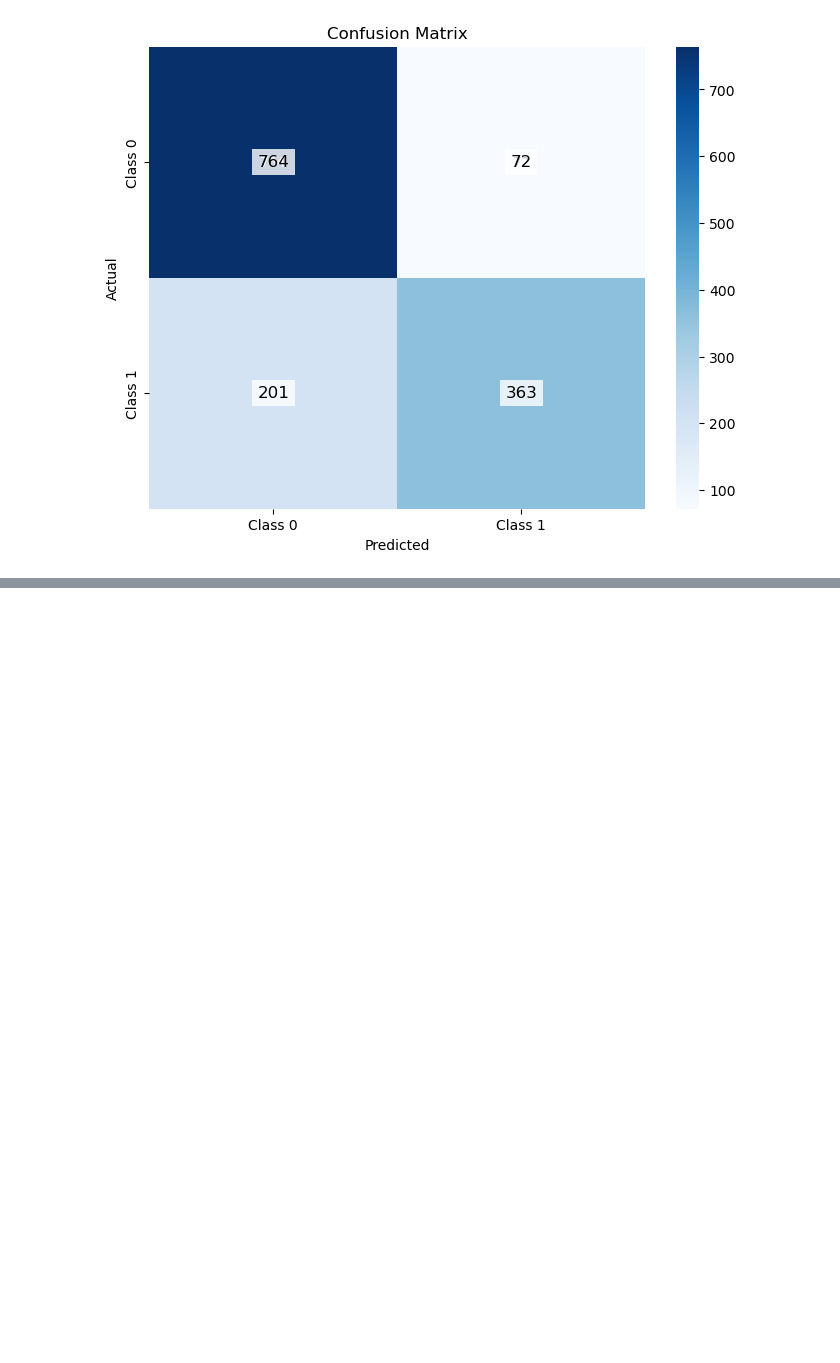
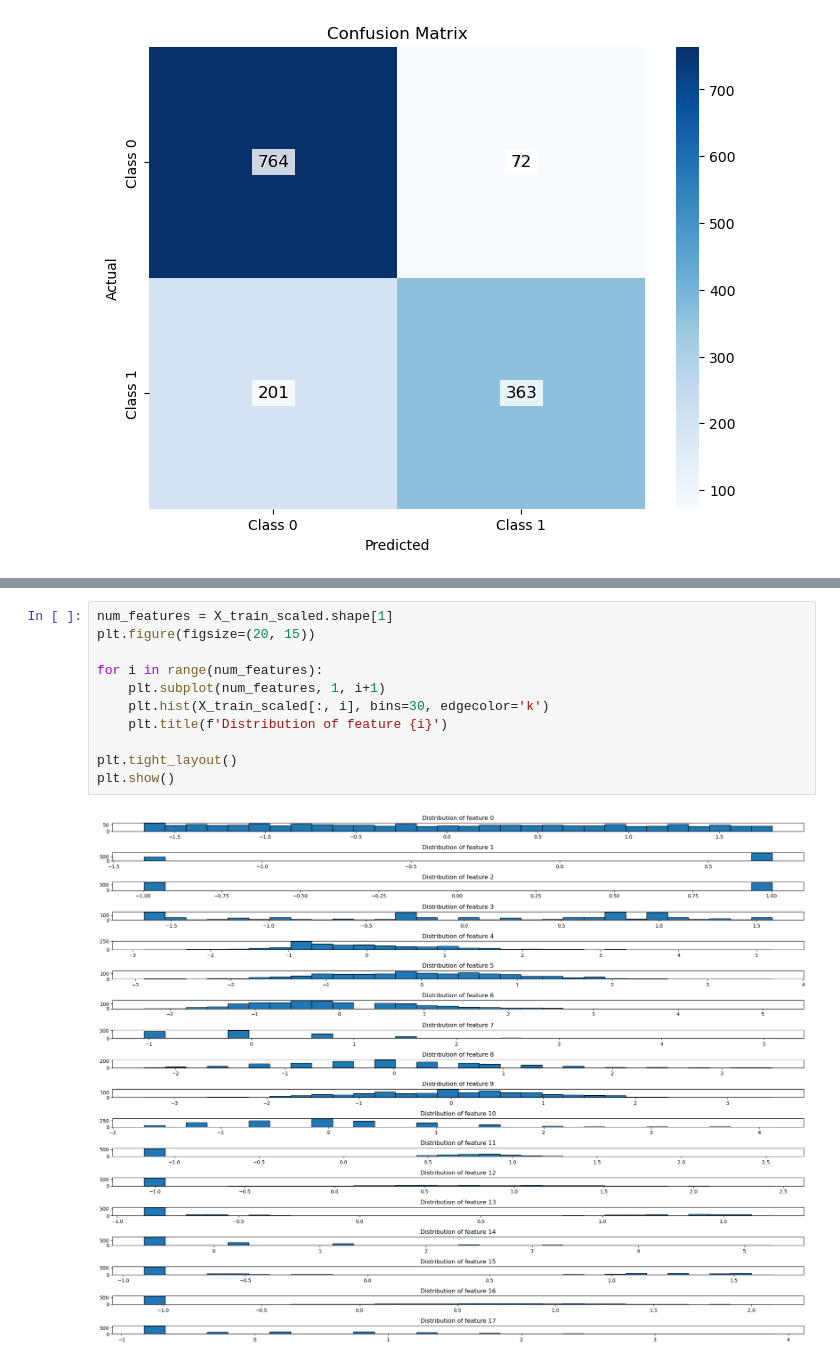
Before and after one commit to cassydm/rockies_moneyball_part-deux, a Jupyter notebook: Project 2/Howard_knn_model_project2.ipynb, the cells around one changed output, grey strips where cells are left out. Saved outputs shown, nothing was run; the diff lists cells and outputs as text; blank space fills up the shorter version.

```diff
--- a/Project 2/Howard_knn_model_project2.ipynb
+++ b/Project 2/Howard_knn_model_project2.ipynb
@@ -543,0 +598,13 @@ plt.show()
+# %%
+num_features = X_train_scaled.shape[1]
+plt.figure(figsize=(20, 15))
+
+for i in range(num_features):
+    plt.subplot(num_features, 1, i+1)
+    plt.hist(X_train_scaled[:, i], bins=30, edgecolor='k')
+    plt.title(f'Distribution of feature {i}')
+
+plt.tight_layout()
+plt.show()
+# %% [output]
+[figure, added]
```
Also changed, not shown: parts of 7 cells of this notebook.
